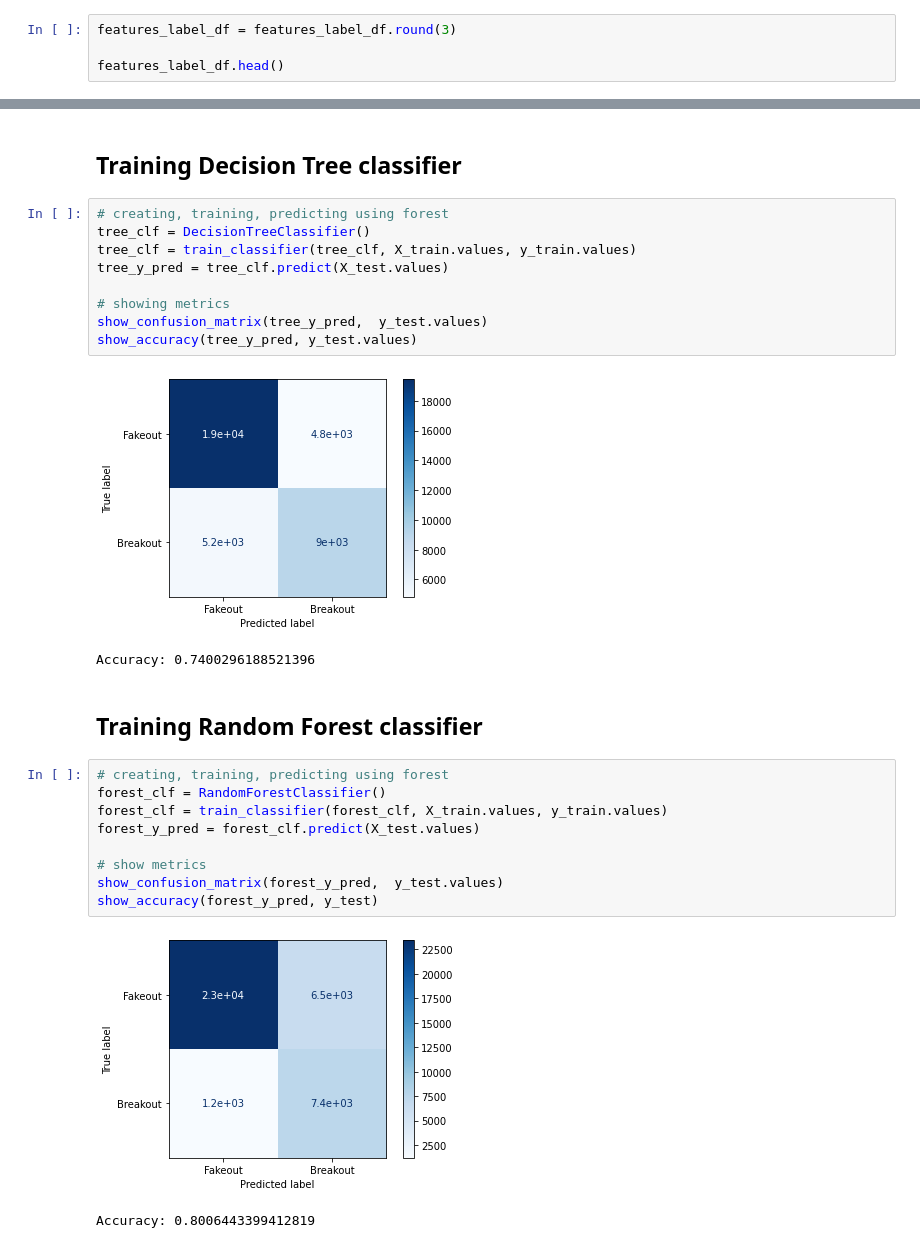
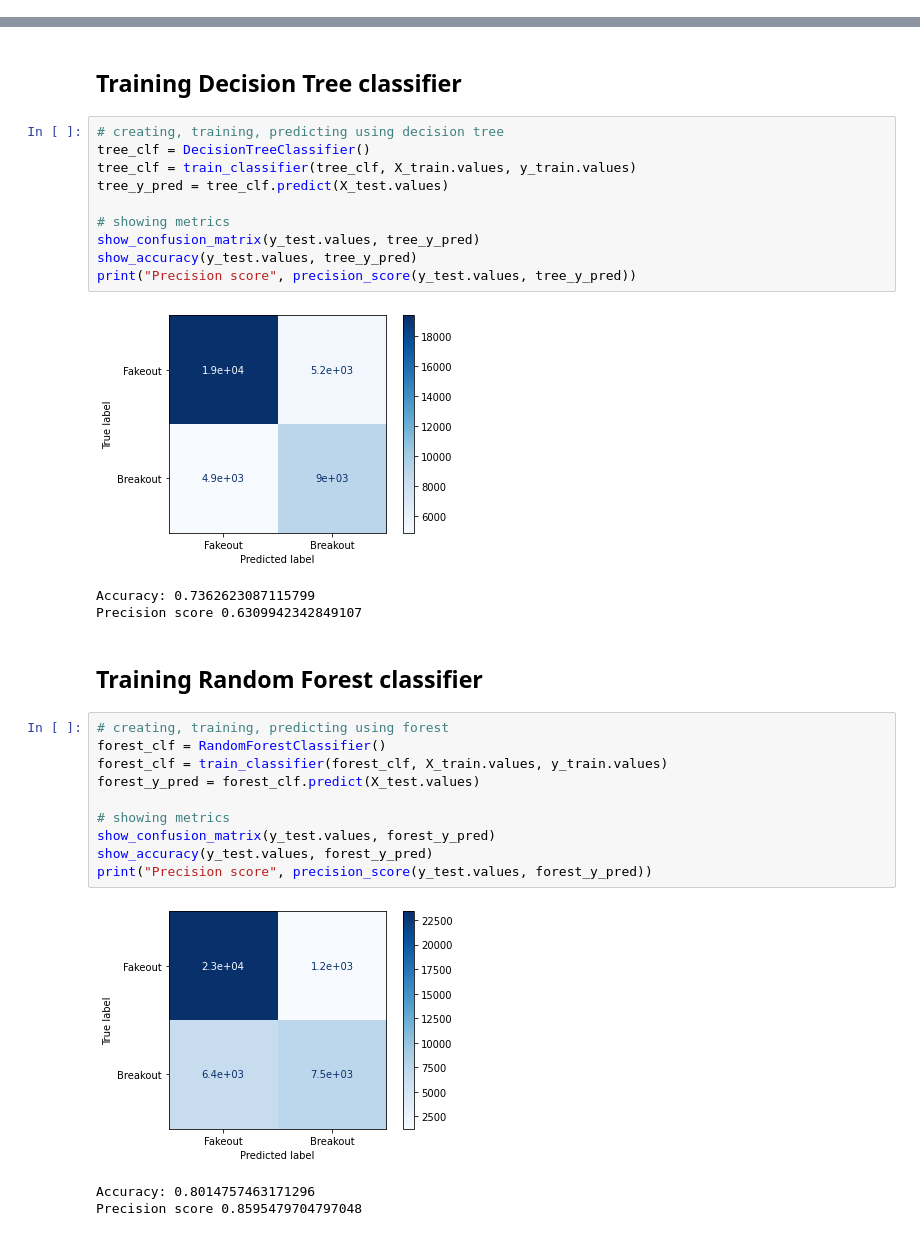
Before and after one commit to isakson98/Drawing-Trendlines, a Jupyter notebook: Senior_Project_Clean_and_Train.ipynb, the cells around one changed output, grey strips where cells are left out. Drawn from its saved outputs; the diff is of its cells as text.

```diff
--- a/Senior_Project_Clean_and_Train.ipynb
+++ b/Senior_Project_Clean_and_Train.ipynb
@@ -294,4 +282,0 @@ We are going to round all features to 3 decimal places.
-# %%
-features_label_df = features_label_df.round(3)
-
-features_label_df.head()
@@ -410,28 +391,32 @@ y_test = all_test["label"]
 # %% [markdown]
 ## Training Decision Tree classifier
 # %%
-# creating, training, predicting using forest
+# creating, training, predicting using decision tree
 tree_clf = DecisionTreeClassifier()
 tree_clf = train_classifier(tree_clf, X_train.values, y_train.values)
 tree_y_pred = tree_clf.predict(X_test.values)
 
 # showing metrics
-show_confusion_matrix(tree_y_pred,  y_test.values)
-show_accuracy(tree_y_pred, y_test.values)
+show_confusion_matrix(y_test.values, tree_y_pred)
+show_accuracy(y_test.values, tree_y_pred)
+print("Precision score", precision_score(y_test.values, tree_y_pred))
 # %% [output]
 [figure]
-Accuracy: 0.7400296188521396
+Accuracy: 0.7362623087115799
+Precision score 0.6309942342849107
 # %% [markdown]
 ## Training Random Forest classifier
 # %%
 # creating, training, predicting using forest
 forest_clf = RandomForestClassifier()
 forest_clf = train_classifier(forest_clf, X_train.values, y_train.values)
 forest_y_pred = forest_clf.predict(X_test.values)
 
-# show metrics
-show_confusion_matrix(forest_y_pred,  y_test.values)
-show_accuracy(forest_y_pred, y_test)
+# showing metrics
+show_confusion_matrix(y_test.values, forest_y_pred)
+show_accuracy(y_test.values, forest_y_pred)
+print("Precision score", precision_score(y_test.values, forest_y_pred))
 # %% [output]
-[figure, old version]
+[figure, new version]
-Accuracy: 0.8006443399412819
+Accuracy: 0.8014757463171296
+Precision score 0.8595479704797048
```
Also changed, not shown: parts of 21 cells of this notebook, 14 other files.
